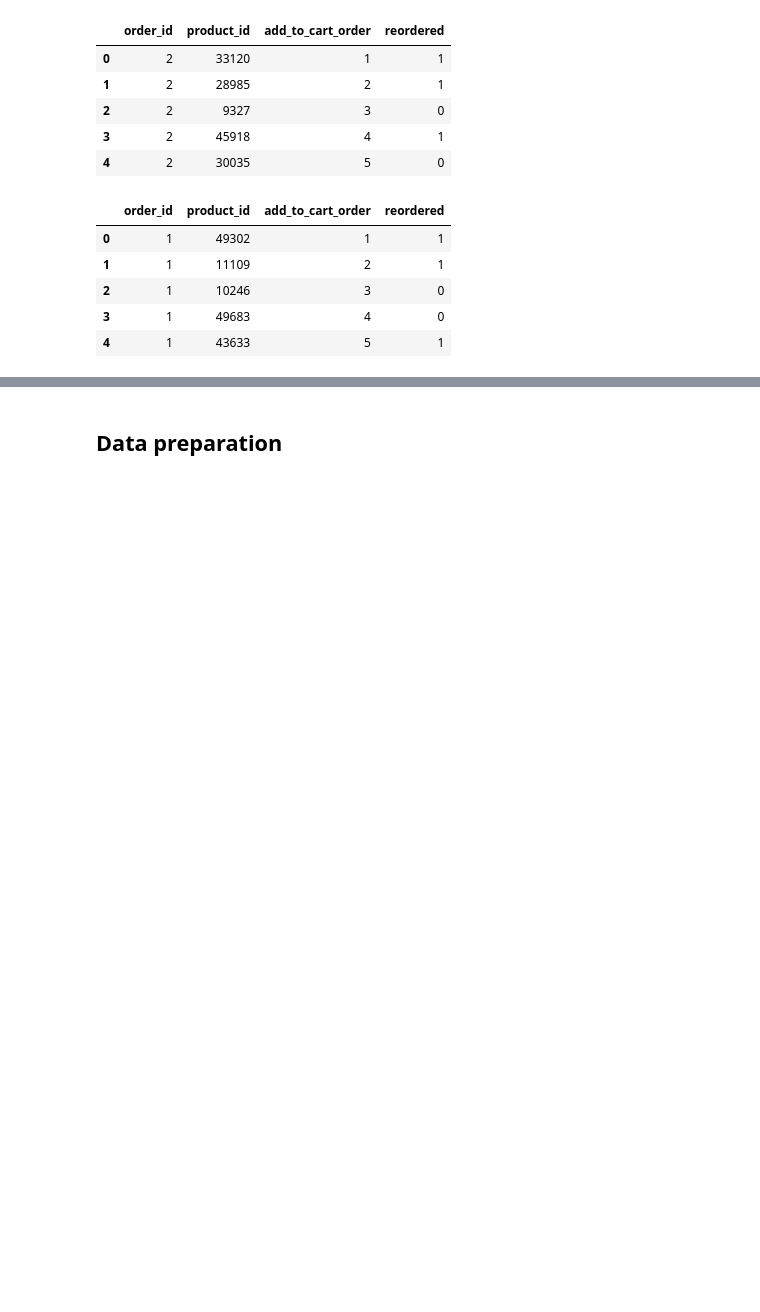
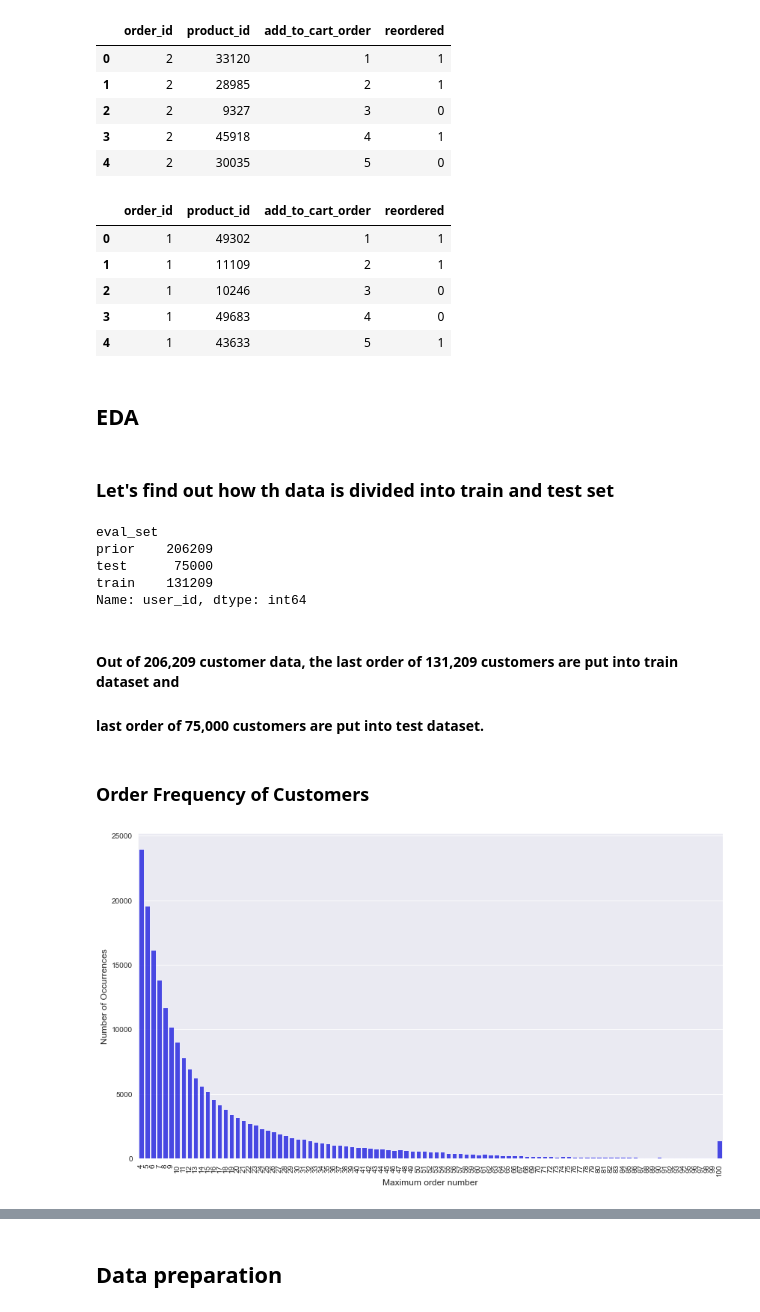
Before and after one commit to divmi/InstaCart, a Jupyter notebook: Exploratory Data Analysis.ipynb, the cells around one changed output, grey strips where cells are left out. Drawn from its saved outputs; the diff is of its cells as text; code cells hidden in the pictures; blank space fills up the shorter version.

```diff
--- a/Exploratory Data Analysis.ipynb
+++ b/Exploratory Data Analysis.ipynb
@@ -18,12 +18,12 @@ root = '/Volumes/GoogleDrive/My Drive/DataMinin255/Project/InstaCart/'
 # %% [markdown]
 ## Data
 # %%
-aisles = pd.read_csv(root + 'Sample/aisles.csv')
-departments = pd.read_csv(root + 'Sample/departments.csv')
-orders = pd.read_csv(root + 'Sample/orders.csv')
-order_products_prior = pd.read_csv(root + 'Sample/order_products__prior.csv')
-order_products_train = pd.read_csv(root + 'Sample/order_products__train.csv')
-products = pd.read_csv(root + 'Sample/products.csv')
+aisles = pd.read_csv('aisles.csv')
+departments = pd.read_csv('departments.csv')
+orders = pd.read_csv('orders.csv')
+order_products_prior = pd.read_csv('order_products__prior.csv')
+order_products_train = pd.read_csv('order_products__train.csv')
+products = pd.read_csv('products.csv')
 # %% [markdown]
 Checking above dataframes
 # %%
@@ -80,3 +80,36 @@ order_products_train.head()
 | 2 | 1 | 10246 | 3 | 0 |
 | 3 | 1 | 49683 | 4 | 0 |
 | 4 | 1 | 43633 | 5 | 1 |
+# %% [markdown]
+## EDA
+# %% [markdown]
+### Let's find out how th data is divided into train and test set
+# %%
+def get_unique_count(x):
+    return len(np.unique(x))
+
+cnt_srs = orders.groupby("eval_set")["user_id"].aggregate(get_unique_count)
+cnt_srs
+# %% [output]
+eval_set
+prior    206209
+test      75000
+train    131209
+Name: user_id, dtype: int64
+# %% [markdown]
+#### Out of 206,209 customer data, the last order of 131,209 customers are put into train dataset and
+#### last order of 75,000 customers are put into test dataset.
+# %% [markdown]
+### Order Frequency of Customers
+# %%
+cnt_srs = orders.groupby("user_id")["order_number"].aggregate(np.max).reset_index()
+cnt_srs = cnt_srs.order_number.value_counts()
+
+plt.figure(figsize=(14,8))
+sns.barplot(cnt_srs.index, cnt_srs.values, alpha=0.8, color='blue')
+plt.ylabel('Number of Occurrences', fontsize=12)
+plt.xlabel('Maximum order number', fontsize=12)
+plt.xticks(rotation='vertical')
+plt.show()
+# %% [output]
+[figure, added]
```
Also changed, not shown: parts of 24 cells of this notebook.
